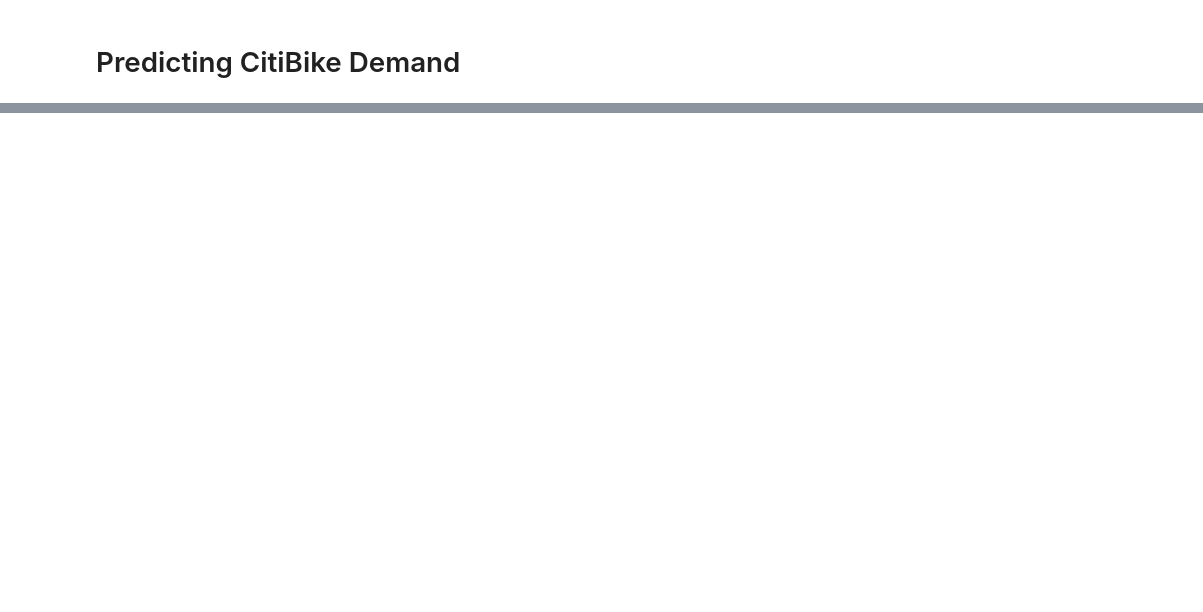
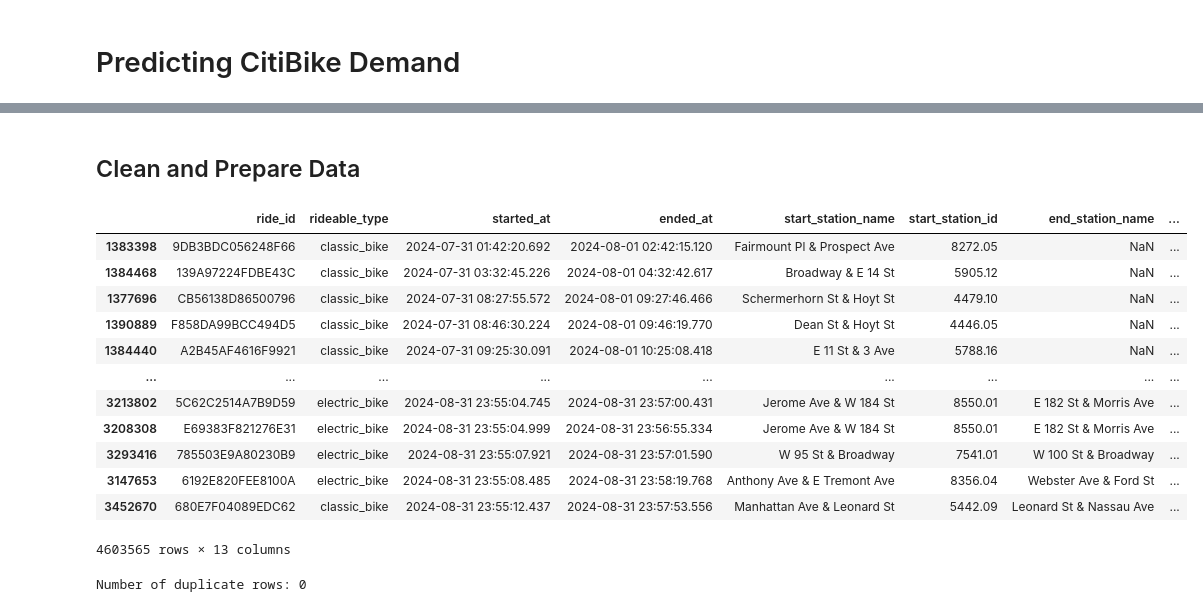
Before and after one commit to michaeltwersky/applied-ml-project, a Jupyter notebook: citibike_demand.ipynb, the cells around one changed output, grey strips where cells are left out. Drawn from its saved outputs; the diff is of its cells as text; code cells hidden in the pictures; blank space fills up the shorter version.

Commit message:
'Initialize data cleaning'

```diff
--- a/citibike_demand.ipynb
+++ b/citibike_demand.ipynb
@@ -27,2 +14,4 @@ df_train = pd.concat([df_2024_1, df_2024_2, df_2024_3, df_2024_4, df_2024_5],
+# %%
+df_train = pd.read_csv('data/2024_08/df_train.csv', low_memory=False)
 # %%
 df_train.info()
@@ -30,0 +53,27 @@ df_train.to_csv('data/df_train.csv', index=False)
+# %% [markdown]
+## Clean and Prepare Data
+# %%
+# Sort the DataFrame by the 'started_at' column
+df_train = df_train.sort_values('started_at')
+# %%
+df_train.head(-10)
+# %% [output]
+|  | ride_id | rideable_type | started_at | ended_at | start_station_name | start_station_id | end_station_name | ... |
+| 1383398 | 9DB3BDC056248F66 | classic_bike | 2024-07-31 01:42:20.692 | 2024-08-01 02:42:15.120 | Fairmount Pl & Prospect Ave | 8272.05 | NaN | ... |
+| 1384468 | 139A97224FDBE43C | classic_bike | 2024-07-31 03:32:45.226 | 2024-08-01 04:32:42.617 | Broadway & E 14 St | 5905.12 | NaN | ... |
+| 1377696 | CB56138D86500796 | classic_bike | 2024-07-31 08:27:55.572 | 2024-08-01 09:27:46.466 | Schermerhorn St & Hoyt St | 4479.10 | NaN | ... |
+| 1390889 | F858DA99BCC494D5 | classic_bike | 2024-07-31 08:46:30.224 | 2024-08-01 09:46:19.770 | Dean St & Hoyt St | 4446.05 | NaN | ... |
+| 1384440 | A2B45AF4616F9921 | classic_bike | 2024-07-31 09:25:30.091 | 2024-08-01 10:25:08.418 | E 11 St & 3 Ave | 5788.16 | NaN | ... |
+| ... | ... | ... | ... | ... | ... | ... | ... | ... |
+| 3213802 | 5C62C2514A7B9D59 | electric_bike | 2024-08-31 23:55:04.745 | 2024-08-31 23:57:00.431 | Jerome Ave & W 184 St | 8550.01 | E 182 St & Morris Ave | ... |
+| 3208308 | E69383F821276E31 | electric_bike | 2024-08-31 23:55:04.999 | 2024-08-31 23:56:55.334 | Jerome Ave & W 184 St | 8550.01 | E 182 St & Morris Ave | ... |
+| 3293416 | 785503E9A80230B9 | electric_bike | 2024-08-31 23:55:07.921 | 2024-08-31 23:57:01.590 | W 95 St & Broadway | 7541.01 | W 100 St & Broadway | ... |
+| 3147653 | 6192E820FEE8100A | electric_bike | 2024-08-31 23:55:08.485 | 2024-08-31 23:58:19.768 | Anthony Ave & E Tremont Ave | 8356.04 | Webster Ave & Ford St | ... |
+| 3452670 | 680E7F04089EDC62 | classic_bike | 2024-08-31 23:55:12.437 | 2024-08-31 23:57:53.556 | Manhattan Ave & Leonard St | 5442.09 | Leonard St & Nassau Ave | ... |
+4603565 rows × 13 columns
+# %%
+# Check for duplicates
+duplicates = df_sorted.duplicated()
+print(f"Number of duplicate rows: {duplicates.sum()}")
+# %% [output]
+Number of duplicate rows: 0
```
Also changed, not shown: parts of 16 cells of this notebook.
